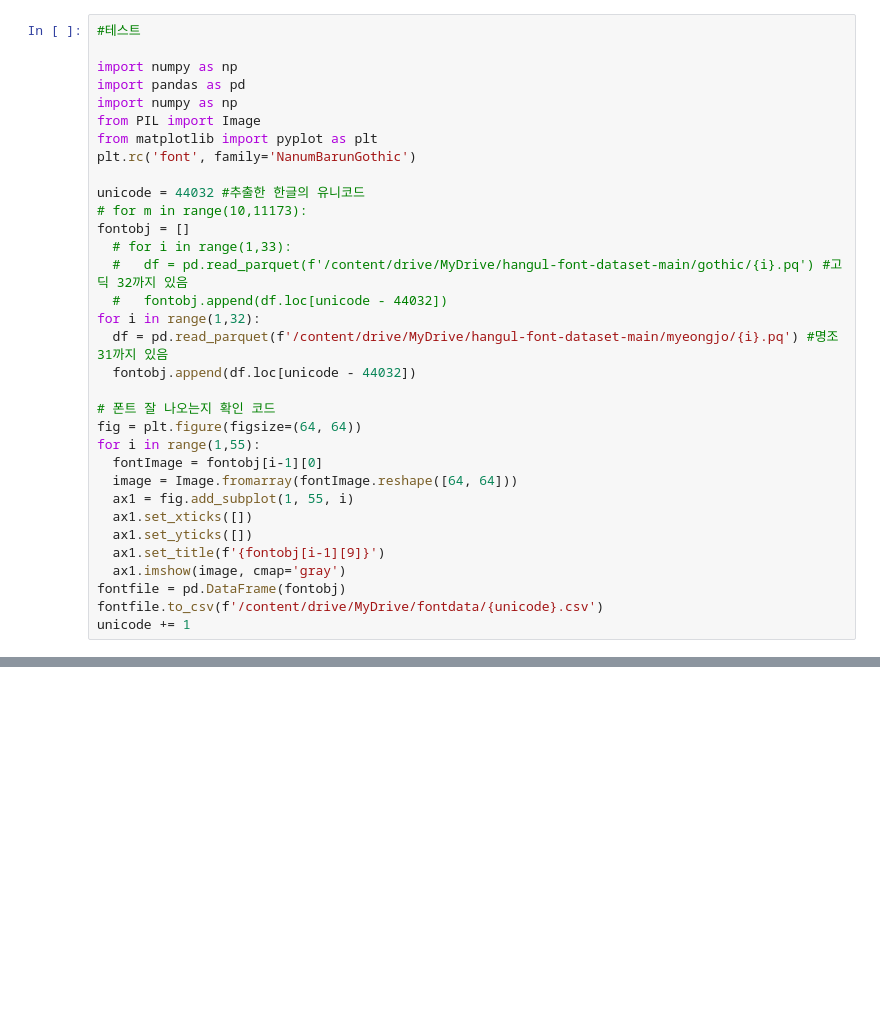
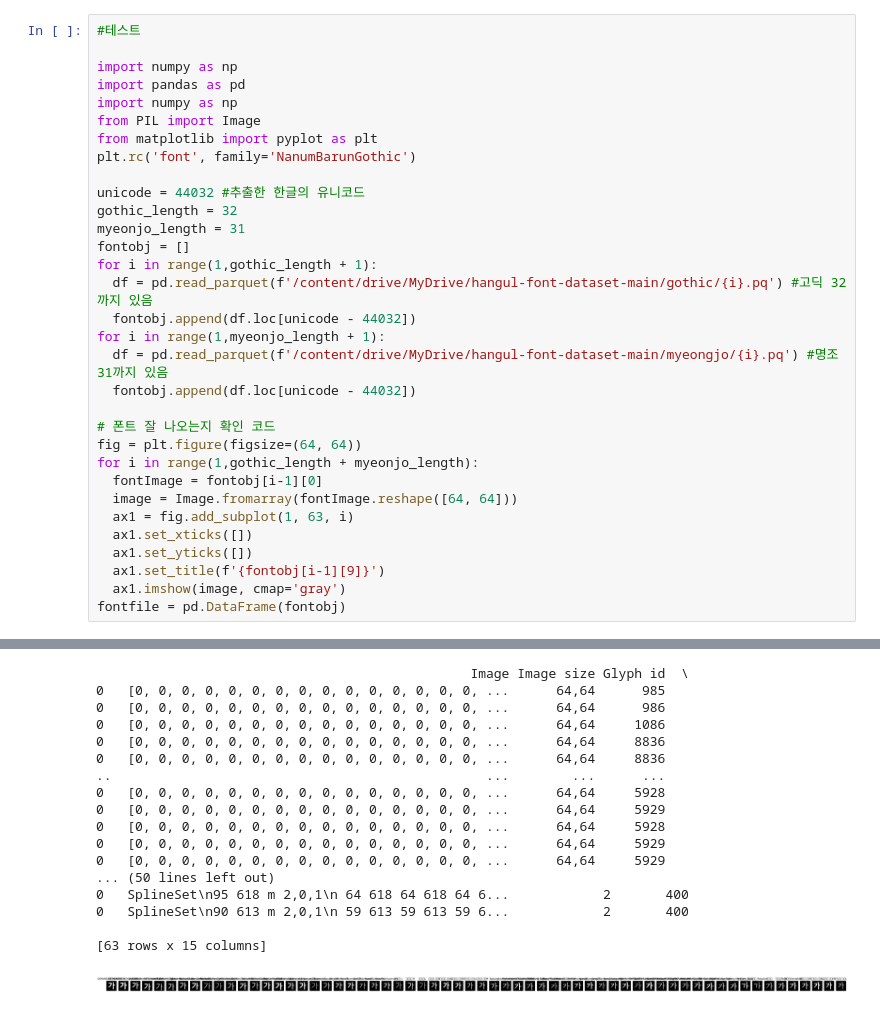
Before and after one commit to qor0530/fontFinding, a Jupyter notebook: fontfinding_to_deeplearning.ipynb, the cells around one changed output, grey strips where cells are left out. Drawn from its saved outputs; the diff is of its cells as text; blank space fills up the shorter version.

```diff
--- a/fontfinding_to_deeplearning.ipynb
+++ b/fontfinding_to_deeplearning.ipynb
@@ -65,26 +179,25 @@ from matplotlib import pyplot as plt
 plt.rc('font', family='NanumBarunGothic')
 
 unicode = 44032 #추출한 한글의 유니코드
-# for m in range(10,11173):
+gothic_length = 32
+myeonjo_length = 31
 fontobj = []
-  # for i in range(1,33):
-  #   df = pd.read_parquet(f'/content/drive/MyDrive/hangul-font-dataset-main/gothic/{i}.pq') #고딕 32까지 있음
-  #   fontobj.append(df.loc[unicode - 44032])
-for i in range(1,32):
+for i in range(1,gothic_length + 1):
+  df = pd.read_parquet(f'/content/drive/MyDrive/hangul-font-dataset-main/gothic/{i}.pq') #고딕 32까지 있음
+  fontobj.append(df.loc[unicode - 44032])
+for i in range(1,myeonjo_length + 1):
   df = pd.read_parquet(f'/content/drive/MyDrive/hangul-font-dataset-main/myeongjo/{i}.pq') #명조 31까지 있음
   fontobj.append(df.loc[unicode - 44032])
 
 # 폰트 잘 나오는지 확인 코드
 fig = plt.figure(figsize=(64, 64))
-for i in range(1,55):
+for i in range(1,gothic_length + myeonjo_length):
   fontImage = fontobj[i-1][0]
   image = Image.fromarray(fontImage.reshape([64, 64]))
-  ax1 = fig.add_subplot(1, 55, i)
+  ax1 = fig.add_subplot(1, 63, i)
   ax1.set_xticks([])
   ax1.set_yticks([])
   ax1.set_title(f'{fontobj[i-1][9]}')
   ax1.imshow(image, cmap='gray')
 fontfile = pd.DataFrame(fontobj)
-fontfile.to_csv(f'/content/drive/MyDrive/fontdata/{unicode}.csv')
-unicode += 1
 # %% [output]
@@ -91,0 +205,18 @@ KeyboardInterrupt: ignored
+                                                Image Image size Glyph id  \
+0   [0, 0, 0, 0, 0, 0, 0, 0, 0, 0, 0, 0, 0, 0, 0, ...      64,64      985
+0   [0, 0, 0, 0, 0, 0, 0, 0, 0, 0, 0, 0, 0, 0, 0, ...      64,64      986
+0   [0, 0, 0, 0, 0, 0, 0, 0, 0, 0, 0, 0, 0, 0, 0, ...      64,64     1086
+0   [0, 0, 0, 0, 0, 0, 0, 0, 0, 0, 0, 0, 0, 0, 0, ...      64,64     8836
+0   [0, 0, 0, 0, 0, 0, 0, 0, 0, 0, 0, 0, 0, 0, 0, ...      64,64     8836
+..                                                ...        ...      ...
+0   [0, 0, 0, 0, 0, 0, 0, 0, 0, 0, 0, 0, 0, 0, 0, ...      64,64     5928
+0   [0, 0, 0, 0, 0, 0, 0, 0, 0, 0, 0, 0, 0, 0, 0, ...      64,64     5929
+0   [0, 0, 0, 0, 0, 0, 0, 0, 0, 0, 0, 0, 0, 0, 0, ...      64,64     5928
+0   [0, 0, 0, 0, 0, 0, 0, 0, 0, 0, 0, 0, 0, 0, 0, ...      64,64     5929
+0   [0, 0, 0, 0, 0, 0, 0, 0, 0, 0, 0, 0, 0, 0, 0, ...      64,64     5929
+... (50 lines left out)
+0   SplineSet\n95 618 m 2,0,1\n 64 618 64 618 64 6...            2       400
+0   SplineSet\n90 613 m 2,0,1\n 59 613 59 613 59 6...            2       400
+
+[63 rows x 15 columns]
+[figure, added]
```
Also changed, not shown: parts of 5 cells of this notebook.
